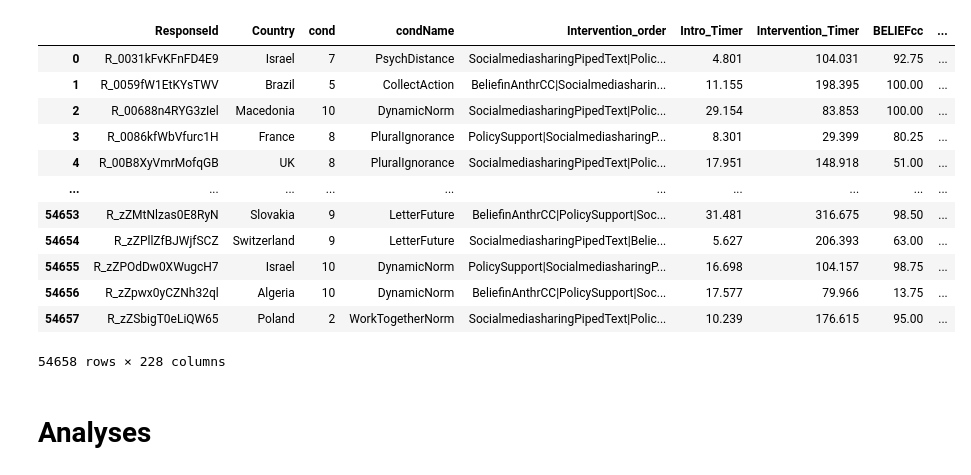
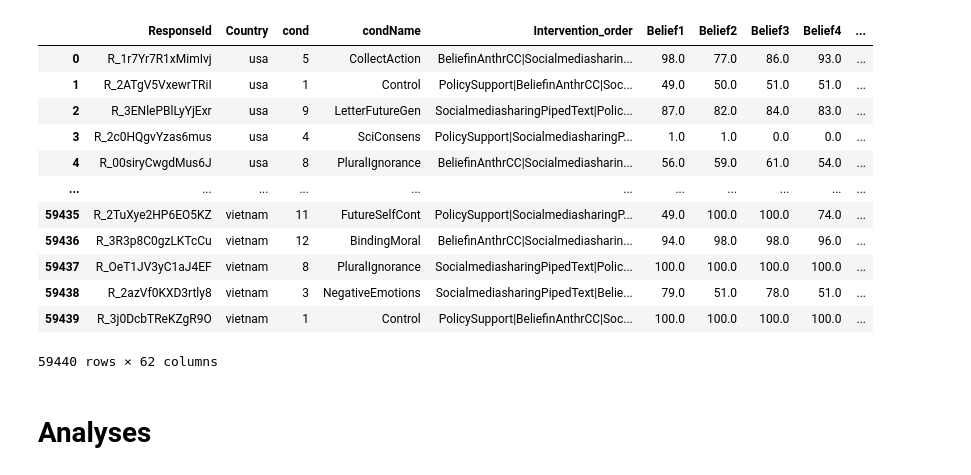
Before and after one commit to mvlasceanu/climatepolarization, a Jupyter notebook: Climate_Polarization_SupplementalTables.ipynb, the cells around one changed output. Drawn from its saved outputs; the diff is of its cells as text; code cells hidden in the pictures.

```diff
--- a/Climate_Polarization_SupplementalTables.ipynb
+++ b/Climate_Polarization_SupplementalTables.ipynb
@@ -36,20 +36,20 @@ cust_palette = [cust_palette[i] for i in [1,0,3,2]]
 def median_split(S):
     return S > S.median()
 # %%
-df = pd.read_excel("data60.xlsx")
+df = pd.read_excel("data63.xlsx")
 df
 # %% [output]
-|  | ResponseId | Country | cond | condName | Intervention_order | Intro_Timer | Intervention_Timer | BELIEFcc | ... |
-| 0 | R_0031kFvKFnFD4E9 | Israel | 7 | PsychDistance | SocialmediasharingPipedText|Polic... | 4.801 | 104.031 | 92.75 | ... |
-| 1 | R_0059fW1EtKYsTWV | Brazil | 5 | CollectAction | BeliefinAnthrCC|Socialmediasharin... | 11.155 | 198.395 | 100.00 | ... |
-| 2 | R_00688n4RYG3zIel | Macedonia | 10 | DynamicNorm | SocialmediasharingPipedText|Polic... | 29.154 | 83.853 | 100.00 | ... |
-| 3 | R_0086kfWbVfurc1H | France | 8 | PluralIgnorance | PolicySupport|SocialmediasharingP... | 8.301 | 29.399 | 80.25 | ... |
-| 4 | R_00B8XyVmrMofqGB | UK | 8 | PluralIgnorance | SocialmediasharingPipedText|Polic... | 17.951 | 148.918 | 51.00 | ... |
-| ... | ... | ... | ... | ... | ... | ... | ... | ... | ... |
-| 54653 | R_zZMtNlzas0E8RyN | Slovakia | 9 | LetterFuture | BeliefinAnthrCC|PolicySupport|Soc... | 31.481 | 316.675 | 98.50 | ... |
-| 54654 | R_zZPllZfBJWjfSCZ | Switzerland | 9 | LetterFuture | SocialmediasharingPipedText|Belie... | 5.627 | 206.393 | 63.00 | ... |
-| 54655 | R_zZPOdDw0XWugcH7 | Israel | 10 | DynamicNorm | PolicySupport|SocialmediasharingP... | 16.698 | 104.157 | 98.75 | ... |
-| 54656 | R_zZpwx0yCZNh32ql | Algeria | 10 | DynamicNorm | BeliefinAnthrCC|PolicySupport|Soc... | 17.577 | 79.966 | 13.75 | ... |
-| 54657 | R_zZSbigT0eLiQW65 | Poland | 2 | WorkTogetherNorm | SocialmediasharingPipedText|Polic... | 10.239 | 176.615 | 95.00 | ... |
+|  | ResponseId | Country | cond | condName | Intervention_order | Belief1 | Belief2 | Belief3 | Belief4 | ... |
+| 0 | R_1r7Yr7R1xMimIvj | usa | 5 | CollectAction | BeliefinAnthrCC|Socialmediasharin... | 98.0 | 77.0 | 86.0 | 93.0 | ... |
+| 1 | R_2ATgV5VxewrTRiI | usa | 1 | Control | PolicySupport|BeliefinAnthrCC|Soc... | 49.0 | 50.0 | 51.0 | 51.0 | ... |
+| 2 | R_3ENlePBlLyYjExr | usa | 9 | LetterFutureGen | SocialmediasharingPipedText|Polic... | 87.0 | 82.0 | 84.0 | 83.0 | ... |
+| 3 | R_2c0HQgvYzas6mus | usa | 4 | SciConsens | PolicySupport|SocialmediasharingP... | 1.0 | 1.0 | 0.0 | 0.0 | ... |
+| 4 | R_00siryCwgdMus6J | usa | 8 | PluralIgnorance | BeliefinAnthrCC|Socialmediasharin... | 56.0 | 59.0 | 61.0 | 54.0 | ... |
+| ... | ... | ... | ... | ... | ... | ... | ... | ... | ... | ... |
+| 59435 | R_2TuXye2HP6EO5KZ | vietnam | 11 | FutureSelfCont | PolicySupport|SocialmediasharingP... | 49.0 | 100.0 | 100.0 | 74.0 | ... |
+| 59436 | R_3R3p8C0gzLKTcCu | vietnam | 12 | BindingMoral | BeliefinAnthrCC|Socialmediasharin... | 94.0 | 98.0 | 98.0 | 96.0 | ... |
+| 59437 | R_OeT1JV3yC1aJ4EF | vietnam | 8 | PluralIgnorance | SocialmediasharingPipedText|Polic... | 100.0 | 100.0 | 100.0 | 100.0 | ... |
+| 59438 | R_2azVf0KXD3rtly8 | vietnam | 3 | NegativeEmotions | SocialmediasharingPipedText|Belie... | 79.0 | 51.0 | 78.0 | 51.0 | ... |
+| 59439 | R_3j0DcbTReKZgR9O | vietnam | 1 | Control | PolicySupport|BeliefinAnthrCC|Soc... | 100.0 | 100.0 | 100.0 | 100.0 | ... |
-54658 rows × 228 columns
+59440 rows × 62 columns
 # %%
```
Also changed, not shown: parts of 11 cells of this notebook, 1 other file.
